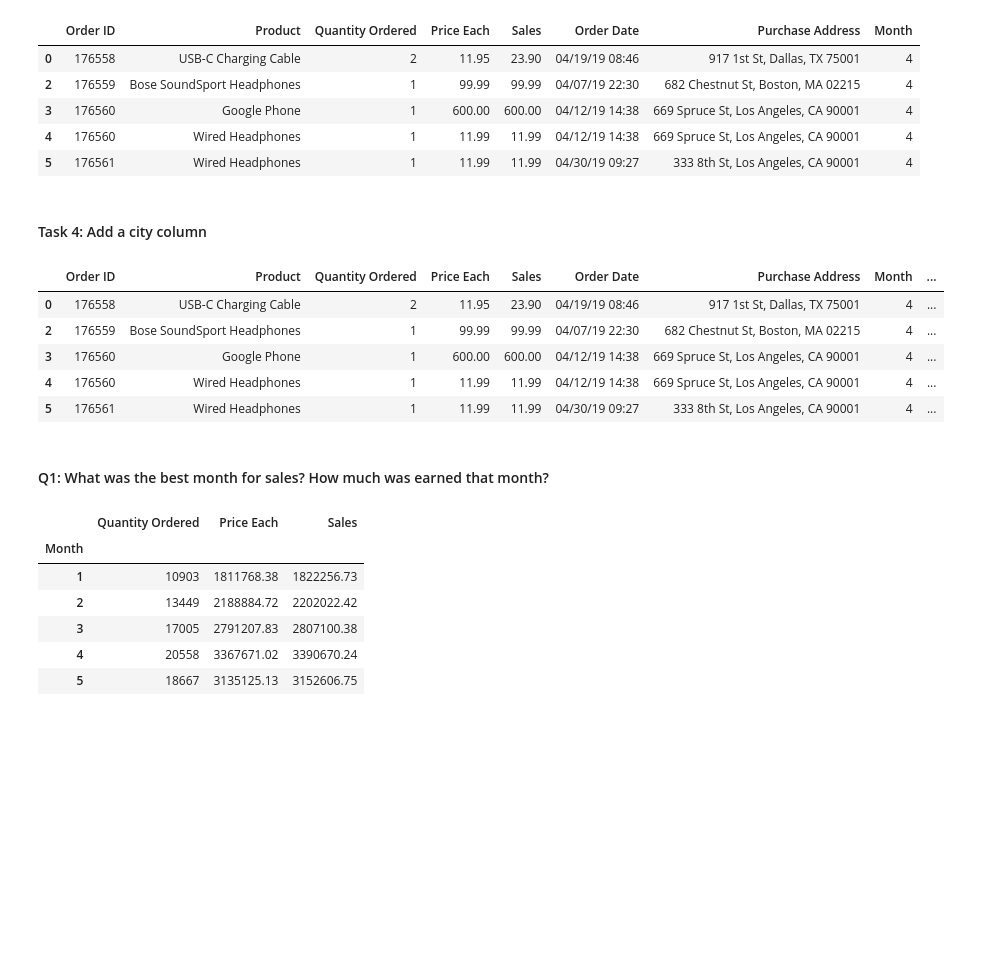
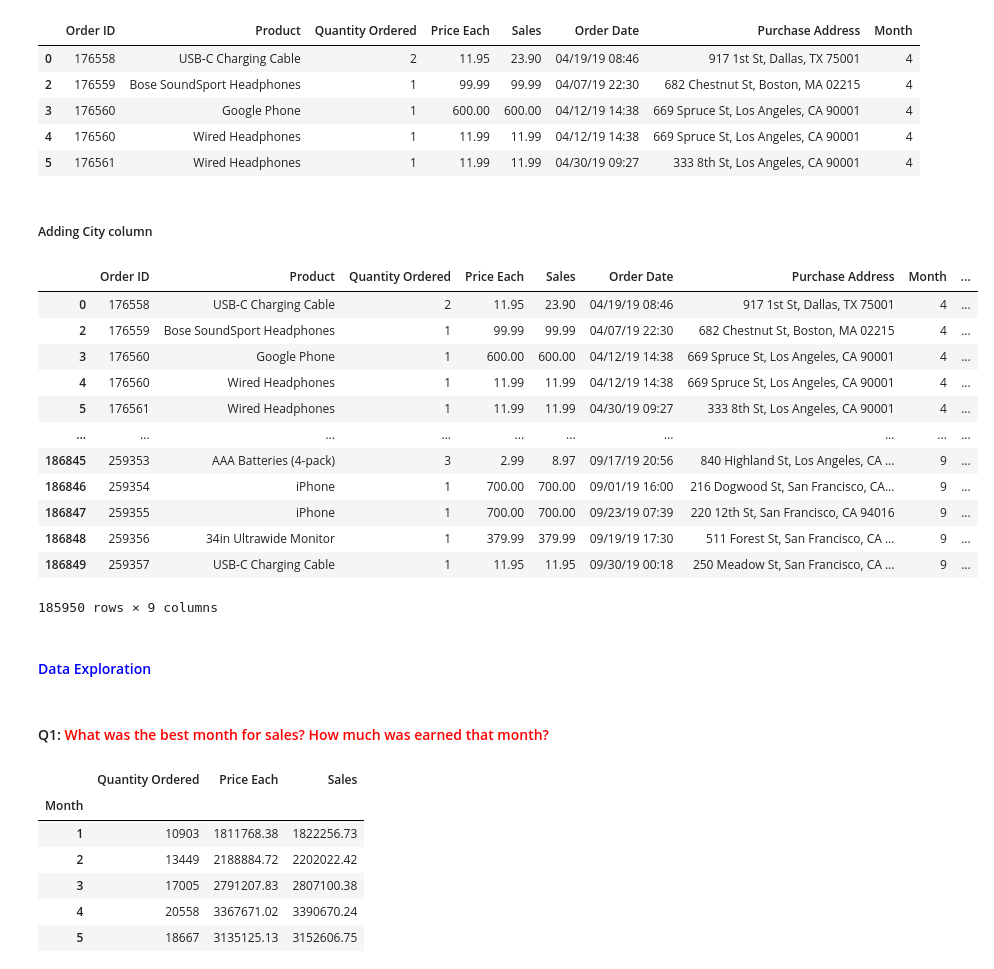
Before and after one commit to RiyaShah18/SalesAnalysis, a Jupyter notebook: Sales Analysis.ipynb, the cells around one changed output. Drawn from its saved outputs; the diff is of its cells as text; code cells hidden in the pictures; blank space fills up the shorter version.

```diff
--- a/Sales Analysis.ipynb
+++ b/Sales Analysis.ipynb
@@ -127,17 +134,32 @@ annual.head()
 | 4 | 176560 | Wired Headphones | 1 | 11.99 | 11.99 | 04/12/19 14:38 | 669 Spruce St, Los Angeles, CA 90001 | 4 |
 | 5 | 176561 | Wired Headphones | 1 | 11.99 | 11.99 | 04/30/19 09:27 | 333 8th St, Los Angeles, CA 90001 | 4 |
 # %% [markdown]
-#### Task 4: Add a city column
+##### Adding City column
 # %%
-annual['City']=annual['Purchase Address'].apply(lambda x: x.split(',')[1]+','+x.split(',')[2].split(' ')[1])
-annual.head()
+def get_city(address):
+    return address.split(',')[1]
+
+def get_state(address):
+    return address.split(',')[2].split(' ')[1]
+
+annual['City'] = annual['Purchase Address'].apply(lambda x: f"{get_city(x)}, {get_state(x)}")
+annual
 # %% [output]
 |  | Order ID | Product | Quantity Ordered | Price Each | Sales | Order Date | Purchase Address | Month | ... |
 | 0 | 176558 | USB-C Charging Cable | 2 | 11.95 | 23.90 | 04/19/19 08:46 | 917 1st St, Dallas, TX 75001 | 4 | ... |
 | 2 | 176559 | Bose SoundSport Headphones | 1 | 99.99 | 99.99 | 04/07/19 22:30 | 682 Chestnut St, Boston, MA 02215 | 4 | ... |
 | 3 | 176560 | Google Phone | 1 | 600.00 | 600.00 | 04/12/19 14:38 | 669 Spruce St, Los Angeles, CA 90001 | 4 | ... |
 | 4 | 176560 | Wired Headphones | 1 | 11.99 | 11.99 | 04/12/19 14:38 | 669 Spruce St, Los Angeles, CA 90001 | 4 | ... |
 | 5 | 176561 | Wired Headphones | 1 | 11.99 | 11.99 | 04/30/19 09:27 | 333 8th St, Los Angeles, CA 90001 | 4 | ... |
+| ... | ... | ... | ... | ... | ... | ... | ... | ... | ... |
+| 186845 | 259353 | AAA Batteries (4-pack) | 3 | 2.99 | 8.97 | 09/17/19 20:56 | 840 Highland St, Los Angeles, CA ... | 9 | ... |
+| 186846 | 259354 | iPhone | 1 | 700.00 | 700.00 | 09/01/19 16:00 | 216 Dogwood St, San Francisco, CA... | 9 | ... |
+| 186847 | 259355 | iPhone | 1 | 700.00 | 700.00 | 09/23/19 07:39 | 220 12th St, San Francisco, CA 94016 | 9 | ... |
+| 186848 | 259356 | 34in Ultrawide Monitor | 1 | 379.99 | 379.99 | 09/19/19 17:30 | 511 Forest St, San Francisco, CA ... | 9 | ... |
+| 186849 | 259357 | USB-C Charging Cable | 1 | 11.95 | 11.95 | 09/30/19 00:18 | 250 Meadow St, San Francisco, CA ... | 9 | ... |
+185950 rows × 9 columns
+# %% [markdown]
+#### <font color='blue'> Data Exploration<font>
 # %% [markdown]
-#### Q1: What was the best month for sales? How much was earned that month?
+#### Q1: <font color='red'>What was the best month for sales? How much was earned that month?
 # %%
```
Also changed, not shown: parts of 43 cells of this notebook.
